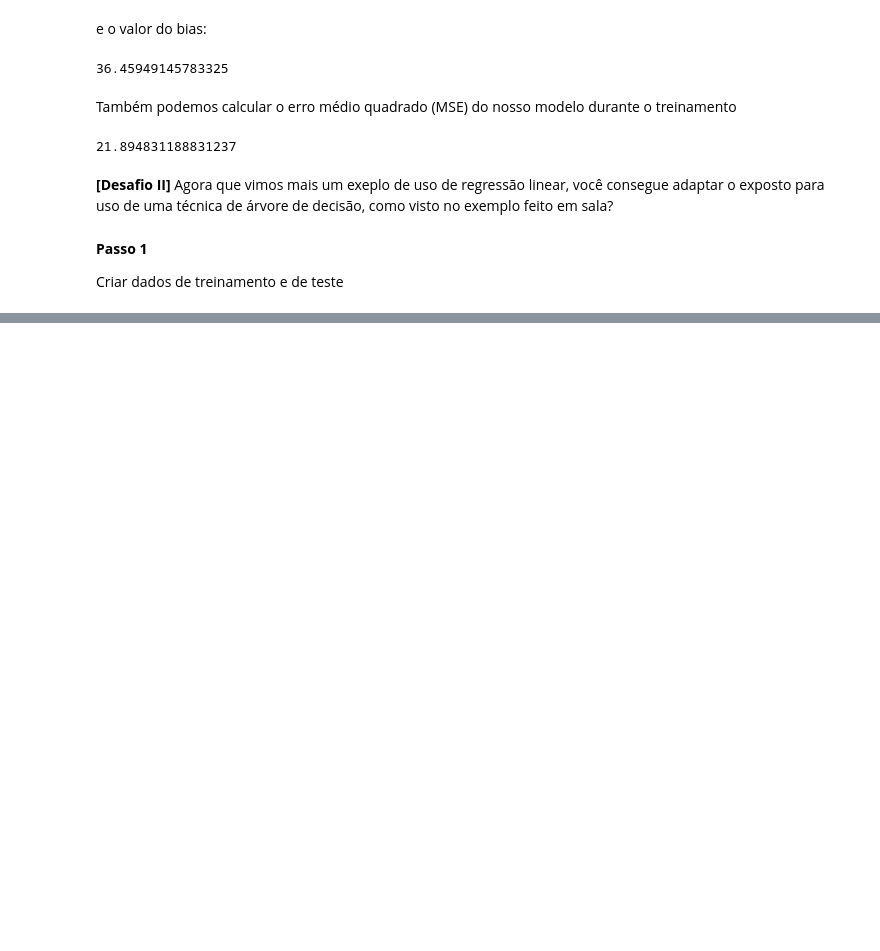
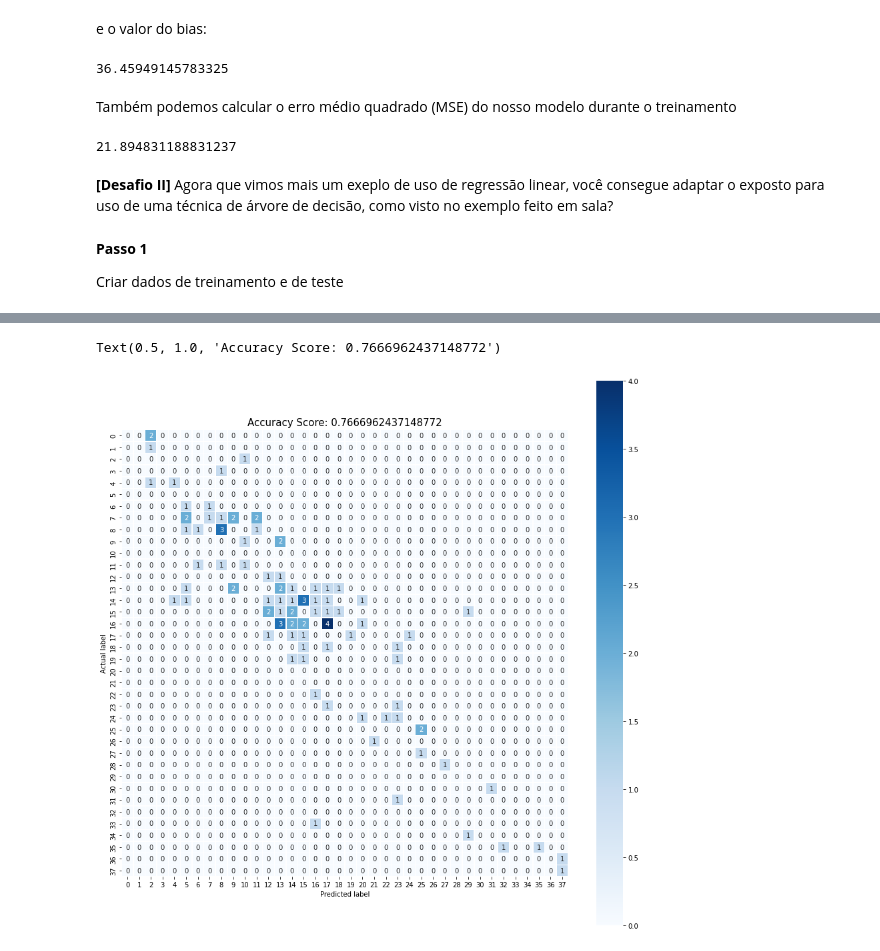
Before and after one commit to mdietterle/TrabalhosMachineLearningPos, a Jupyter notebook: Aula2_RegressaoLinear_Boston.ipynb, the cells around one changed output, grey strips where cells are left out. Cells and saved outputs as stored; diff of their text form; code cells hidden in the pictures; blank space fills up the shorter version.

```diff
--- a/Aula2_RegressaoLinear_Boston.ipynb
+++ b/Aula2_RegressaoLinear_Boston.ipynb
@@ -186,3 +212,20 @@ data
+# %%
+import seaborn as sns
+import matplotlib.pyplot as plt
+# %matplotlib inline
+from sklearn.metrics import classification_report, confusion_matrix#for visualizing tree
+
+
+cm = confusion_matrix(y_test, y_pred)
+plt.figure(figsize=(15,15))
+sns.heatmap(data=cm,linewidths=.5, annot=True,square = True,  cmap = 'Blues')
+plt.ylabel('Actual label')
+plt.xlabel('Predicted label')
+all_sample_title = 'Accuracy Score: {0}'.format(clf.score(X_test, y_test))
+plt.title(all_sample_title, size = 15)
+# %% [output]
+Text(0.5, 1.0, 'Accuracy Score: 0.7666962437148772')
+[figure, added]
 # %% [markdown]
 **Análise Inicial**
 
```
Also changed, not shown: parts of 4 cells of this notebook.
